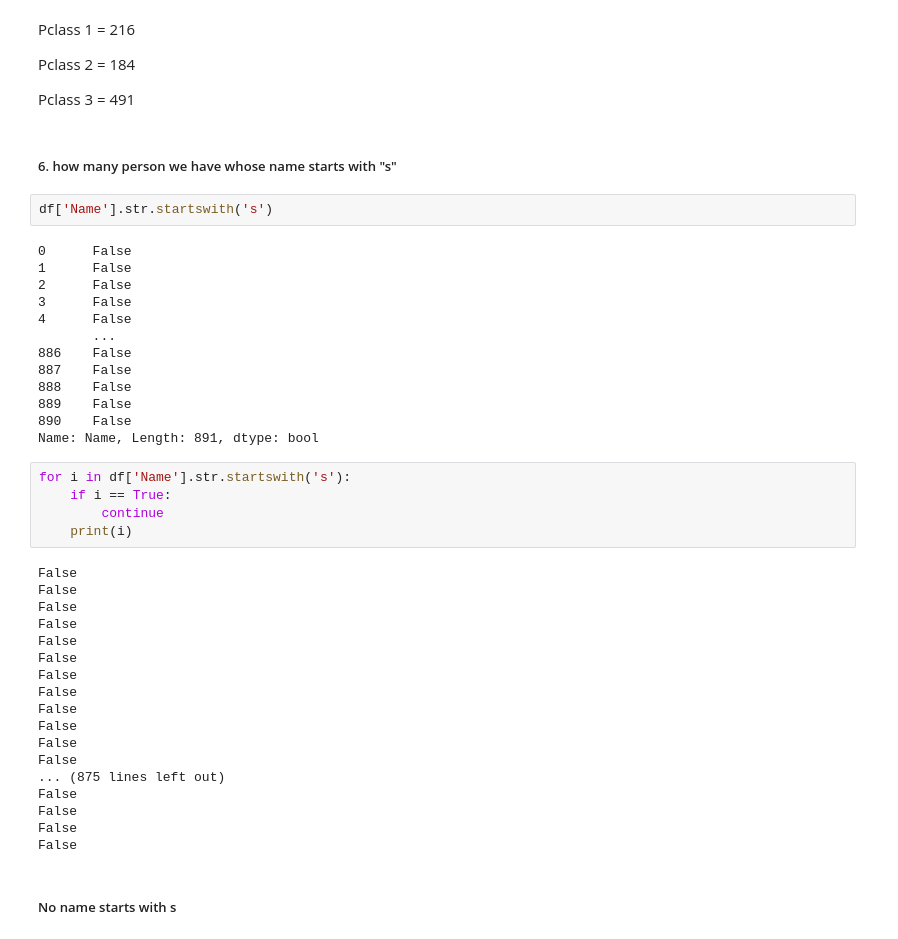
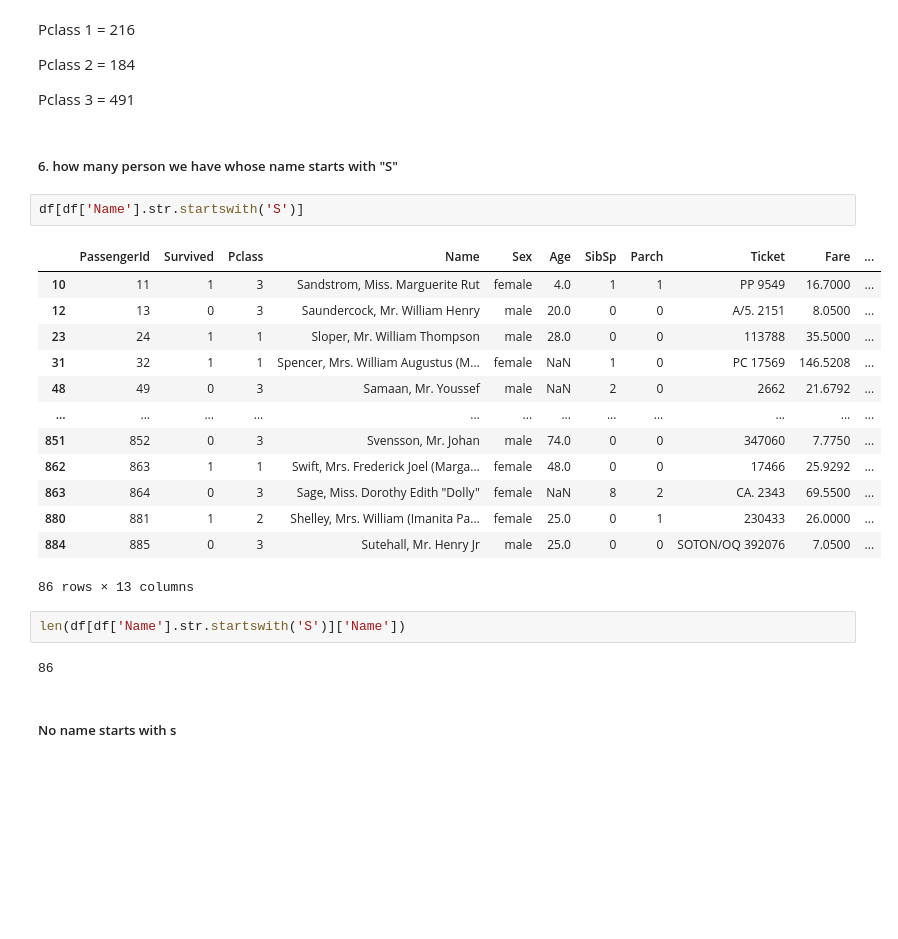
Before and after one commit to yipulerina/Python, a Jupyter notebook: Day18 PandasDataAnalysis1.ipynb, the cells around one changed output. Drawn from its saved outputs; the diff is of its cells as text; blank space fills up the shorter version.

```diff
--- a/Day18 PandasDataAnalysis1.ipynb
+++ b/Day18 PandasDataAnalysis1.ipynb
@@ -281,45 +327,27 @@ Pclass 2 = 184
 
 Pclass 3 = 491
 # %% [markdown]
-##### 6. how many person we have whose name starts with "s"
+##### 6. how many person we have whose name starts with "S"
 # %%
-df['Name'].str.startswith('s')
+df[df['Name'].str.startswith('S')]
 # %% [output]
+|  | PassengerId | Survived | Pclass | Name | Sex | Age | SibSp | Parch | Ticket | Fare | ... |
+| 10 | 11 | 1 | 3 | Sandstrom, Miss. Marguerite Rut | female | 4.0 | 1 | 1 | PP 9549 | 16.7000 | ... |
+| 12 | 13 | 0 | 3 | Saundercock, Mr. William Henry | male | 20.0 | 0 | 0 | A/5. 2151 | 8.0500 | ... |
+| 23 | 24 | 1 | 1 | Sloper, Mr. William Thompson | male | 28.0 | 0 | 0 | 113788 | 35.5000 | ... |
+| 31 | 32 | 1 | 1 | Spencer, Mrs. William Augustus (M... | female | NaN | 1 | 0 | PC 17569 | 146.5208 | ... |
+| 48 | 49 | 0 | 3 | Samaan, Mr. Youssef | male | NaN | 2 | 0 | 2662 | 21.6792 | ... |
+| ... | ... | ... | ... | ... | ... | ... | ... | ... | ... | ... | ... |
+| 851 | 852 | 0 | 3 | Svensson, Mr. Johan | male | 74.0 | 0 | 0 | 347060 | 7.7750 | ... |
+| 862 | 863 | 1 | 1 | Swift, Mrs. Frederick Joel (Marga... | female | 48.0 | 0 | 0 | 17466 | 25.9292 | ... |
+| 863 | 864 | 0 | 3 | Sage, Miss. Dorothy Edith "Dolly" | female | NaN | 8 | 2 | CA. 2343 | 69.5500 | ... |
+| 880 | 881 | 1 | 2 | Shelley, Mrs. William (Imanita Pa... | female | 25.0 | 0 | 1 | 230433 | 26.0000 | ... |
+| 884 | 885 | 0 | 3 | Sutehall, Mr. Henry Jr | male | 25.0 | 0 | 0 | SOTON/OQ 392076 | 7.0500 | ... |
-0      False
-1      False
-2      False
-3      False
-4      False
-       ...
-886    False
-887    False
-888    False
-889    False
-890    False
-Name: Name, Length: 891, dtype: bool
+86 rows × 13 columns
-# %%
-for i in df['Name'].str.startswith('s'):
-    if i == True:
-        continue
-    print(i)
-# %% [output]
-False
-False
-False
-False
-False
-False
-False
-False
-False
-False
-False
-False
-... (875 lines left out)
-False
-False
-False
-False
+# %%
+len(df[df['Name'].str.startswith('S')]['Name'])
+# %% [output]
+86
 # %% [markdown]
 ##### No name starts with s
 # %% [markdown]
```
Also changed, not shown: parts of 13 cells of this notebook.
